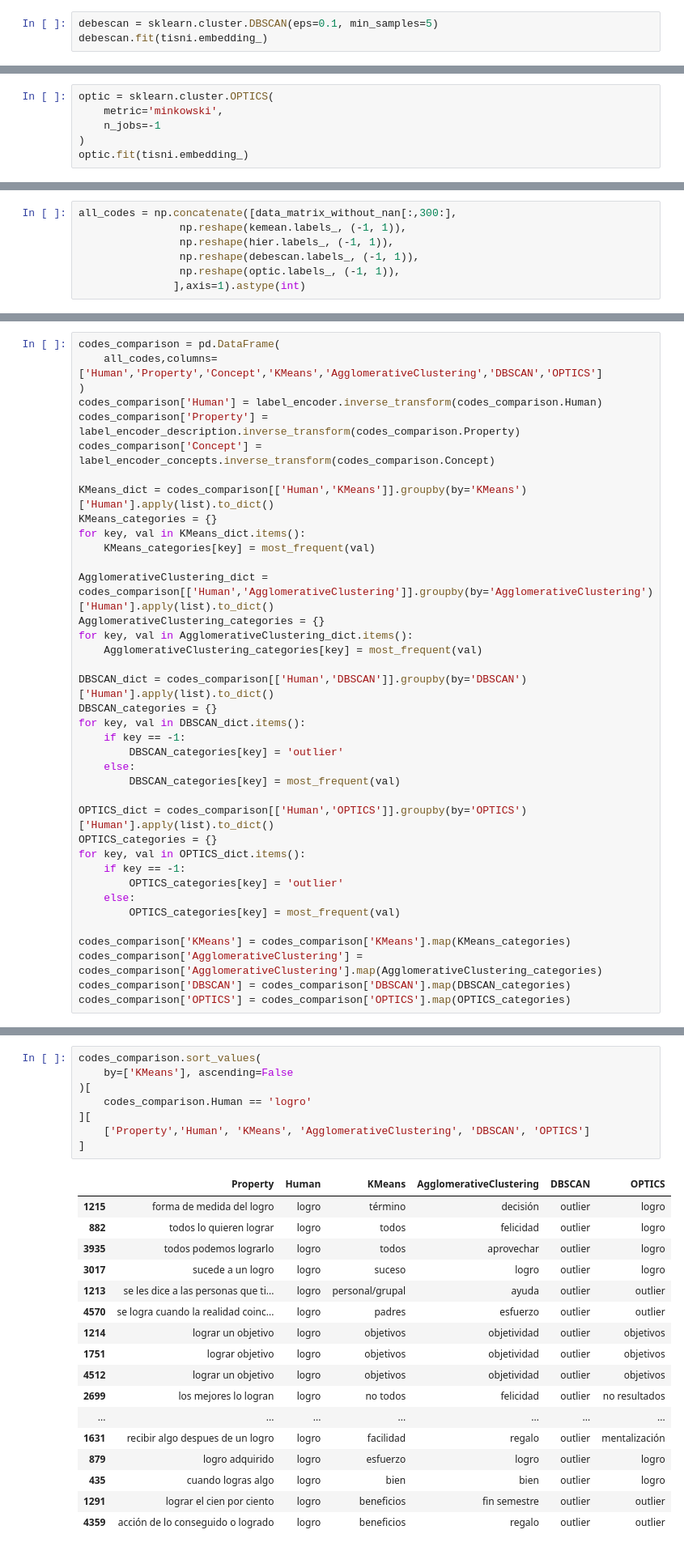
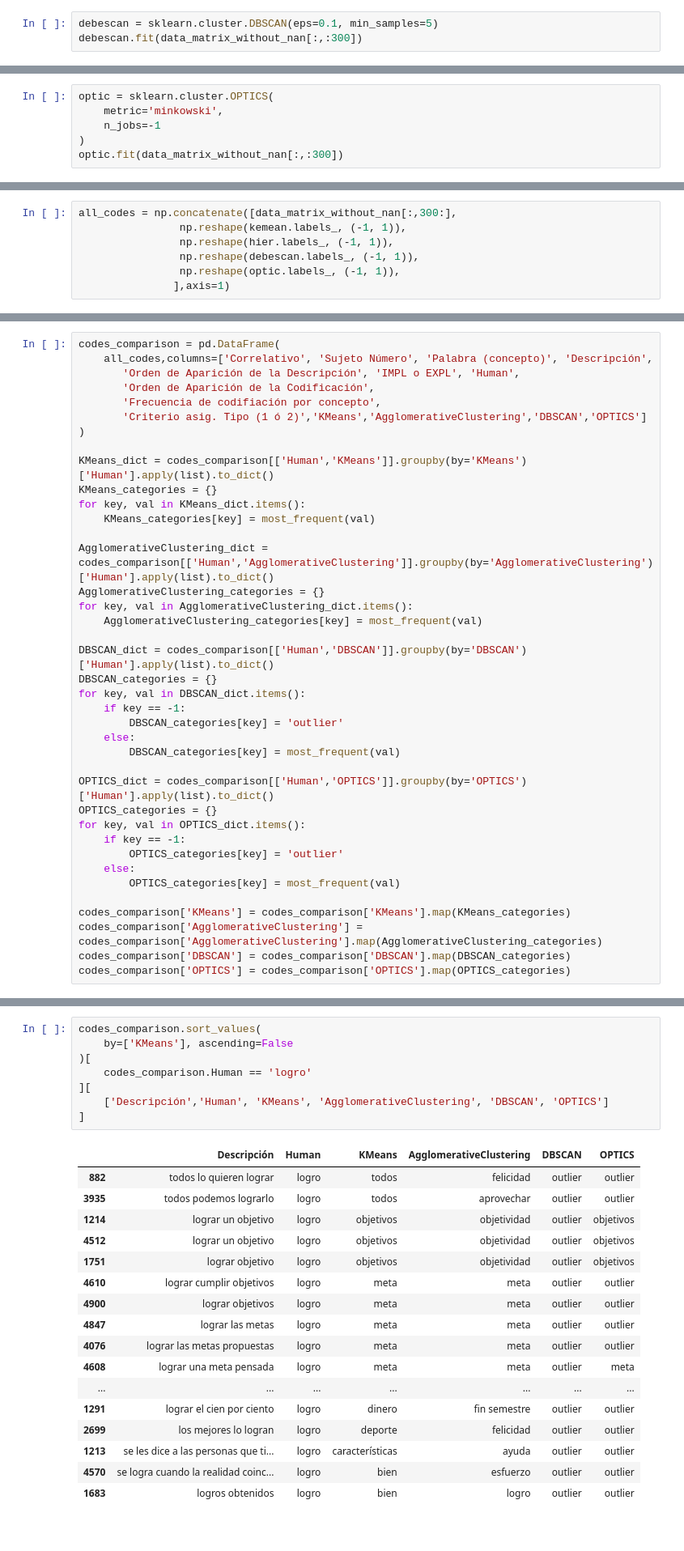
Before and after one commit to fvillena/psychology_nlp, a Jupyter notebook: notebooks/1-fv-initial-unsupervised-exploration.ipynb, the cells around one changed output, grey strips where cells are left out. Shown: that part at 81% size. Cells and saved outputs as stored; diff of their text form.

Commit message:
the processed files contains all the original columns

```diff
--- a/notebooks/1-fv-initial-unsupervised-exploration.ipynb
+++ b/notebooks/1-fv-initial-unsupervised-exploration.ipynb
@@ -203,7 +192,7 @@ hier_counts = np.concatenate([
 hier_counts.sort(axis=0)
 # %%
 debescan = sklearn.cluster.DBSCAN(eps=0.1, min_samples=5)
-debescan.fit(tisni.embedding_)
+debescan.fit(data_matrix_without_nan[:,:300])
 # %% [output]
 DBSCAN(algorithm='auto', eps=0.1, leaf_size=30, metric='euclidean',
        metric_params=None, min_samples=5, n_jobs=None, p=None)
@@ -221,7 +210,7 @@ optic = sklearn.cluster.OPTICS(
     metric='minkowski',
     n_jobs=-1
 )
-optic.fit(tisni.embedding_)
+optic.fit(data_matrix_without_nan[:,:300])
 # %% [output]
 OPTICS(algorithm='auto', cluster_method='xi', eps=None, leaf_size=30,
        max_eps=inf, metric='minkowski', metric_params=None,
@@ -355,7 +344,7 @@ all_codes = np.concatenate([data_matrix_without_nan[:,300:],
                 np.reshape(hier.labels_, (-1, 1)),
                 np.reshape(debescan.labels_, (-1, 1)),
                 np.reshape(optic.labels_, (-1, 1)),
-               ],axis=1).astype(int)
+               ],axis=1)
 # %%
 from collections import Counter
 
@@ -365,10 +363,11 @@ def most_frequent(List):
 # %%
 codes_comparison = pd.DataFrame(
-    all_codes,columns=['Human','Property','Concept','KMeans','AgglomerativeClustering','DBSCAN','OPTICS']
+    all_codes,columns=['Correlativo', 'Sujeto Número', 'Palabra (concepto)', 'Descripción',
+       'Orden de Aparición de la Descripción', 'IMPL o EXPL', 'Human',
+       'Orden de Aparición de la Codificación',
+       'Frecuencia de codifiación por concepto',
+       'Criterio asig. Tipo (1 ó 2)','KMeans','AgglomerativeClustering','DBSCAN','OPTICS']
 )
-codes_comparison['Human'] = label_encoder.inverse_transform(codes_comparison.Human)
-codes_comparison['Property'] = label_encoder_description.inverse_transform(codes_comparison.Property)
-codes_comparison['Concept'] = label_encoder_concepts.inverse_transform(codes_comparison.Concept)
 
 KMeans_dict = codes_comparison[['Human','KMeans']].groupby(by='KMeans')['Human'].apply(list).to_dict()
 KMeans_categories = {}
@@ -435,26 +434,26 @@ codes_comparison.sort_values(
 # %%
 codes_comparison.sort_values(
     by=['KMeans'], ascending=False
 )[
     codes_comparison.Human == 'logro'
 ][
-    ['Property','Human', 'KMeans', 'AgglomerativeClustering', 'DBSCAN', 'OPTICS']
+    ['Descripción','Human', 'KMeans', 'AgglomerativeClustering', 'DBSCAN', 'OPTICS']
 ]
 # %% [output]
-|  | Property | Human | KMeans | AgglomerativeClustering | DBSCAN | OPTICS |
-| 1215 | forma de medida del logro | logro | término | decisión | outlier | logro |
-| 882 | todos lo quieren lograr | logro | todos | felicidad | outlier | logro |
-| 3935 | todos podemos lograrlo | logro | todos | aprovechar | outlier | logro |
-| 3017 | sucede a un logro | logro | suceso | logro | outlier | logro |
-| 1213 | se les dice a las personas que ti... | logro | personal/grupal | ayuda | outlier | outlier |
-| 4570 | se logra cuando la realidad coinc... | logro | padres | esfuerzo | outlier | outlier |
+|  | Descripción | Human | KMeans | AgglomerativeClustering | DBSCAN | OPTICS |
+| 882 | todos lo quieren lograr | logro | todos | felicidad | outlier | outlier |
+| 3935 | todos podemos lograrlo | logro | todos | aprovechar | outlier | outlier |
 | 1214 | lograr un objetivo | logro | objetivos | objetividad | outlier | objetivos |
+| 4512 | lograr un objetivo | logro | objetivos | objetividad | outlier | objetivos |
 | 1751 | lograr objetivo | logro | objetivos | objetividad | outlier | objetivos |
-| 4512 | lograr un objetivo | logro | objetivos | objetividad | outlier | objetivos |
-| 2699 | los mejores lo logran | logro | no todos | felicidad | outlier | no resultados |
+| 4610 | lograr cumplir objetivos | logro | meta | meta | outlier | outlier |
+| 4900 | lograr objetivos | logro | meta | meta | outlier | outlier |
+| 4847 | lograr las metas | logro | meta | meta | outlier | outlier |
+| 4076 | lograr las metas propuestas | logro | meta | meta | outlier | outlier |
+| 4608 | lograr una meta pensada | logro | meta | meta | outlier | meta |
 | ... | ... | ... | ... | ... | ... | ... |
-| 1631 | recibir algo despues de un logro | logro | facilidad | regalo | outlier | mentalización |
-| 879 | logro adquirido | logro | esfuerzo | logro | outlier | logro |
-| 435 | cuando logras algo | logro | bien | bien | outlier | logro |
-| 1291 | lograr el cien por ciento | logro | beneficios | fin semestre | outlier | outlier |
-| 4359 | acción de lo conseguido o logrado | logro | beneficios | regalo | outlier | outlier |
+| 1291 | lograr el cien por ciento | logro | dinero | fin semestre | outlier | outlier |
+| 2699 | los mejores lo logran | logro | deporte | felicidad | outlier | outlier |
+| 1213 | se les dice a las personas que ti... | logro | características | ayuda | outlier | outlier |
+| 4570 | se logra cuando la realidad coinc... | logro | bien | esfuerzo | outlier | outlier |
+| 1683 | logros obtenidos | logro | bien | logro | outlier | outlier |
```
Also changed, not shown: parts of 17 cells of this notebook.
